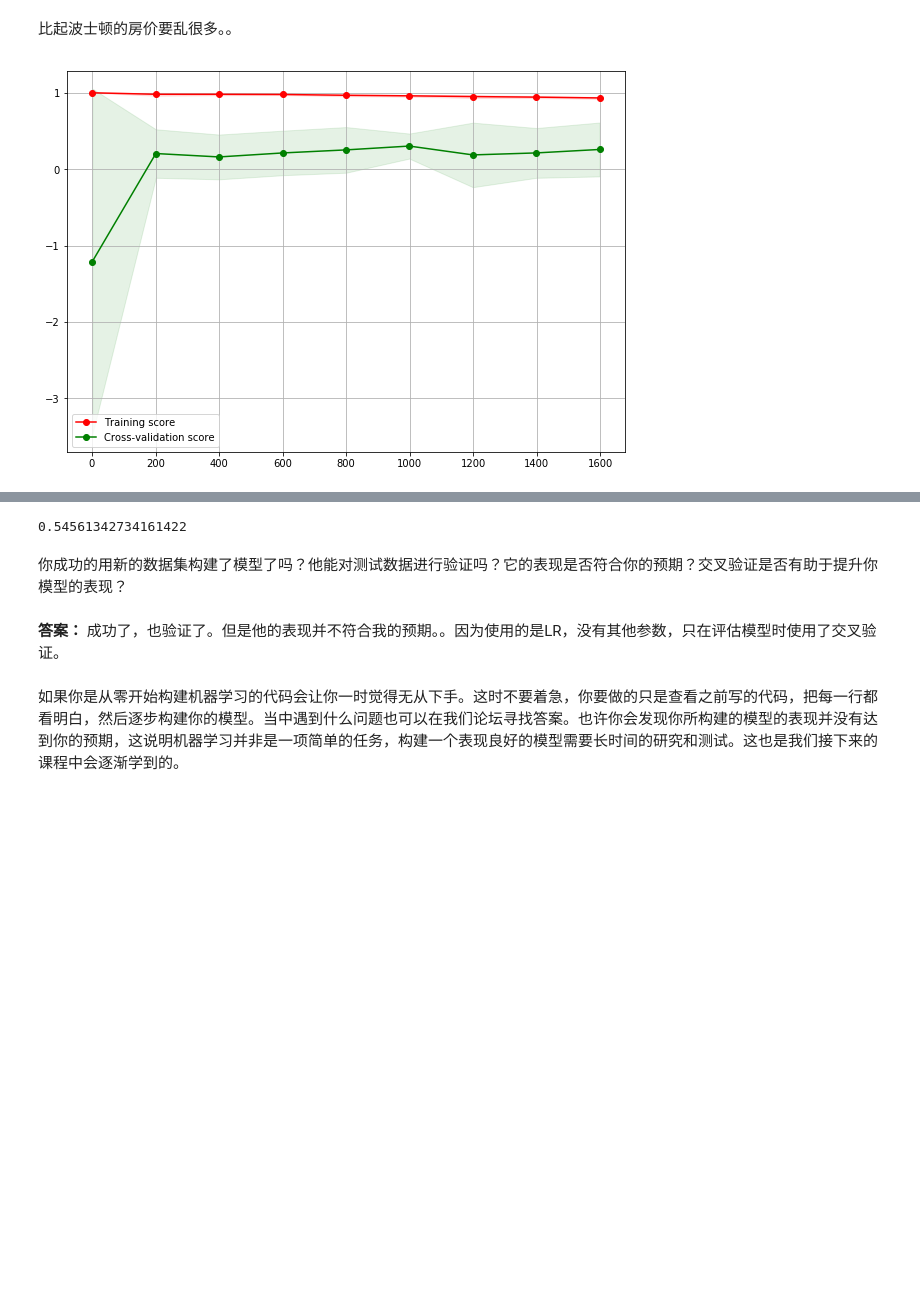
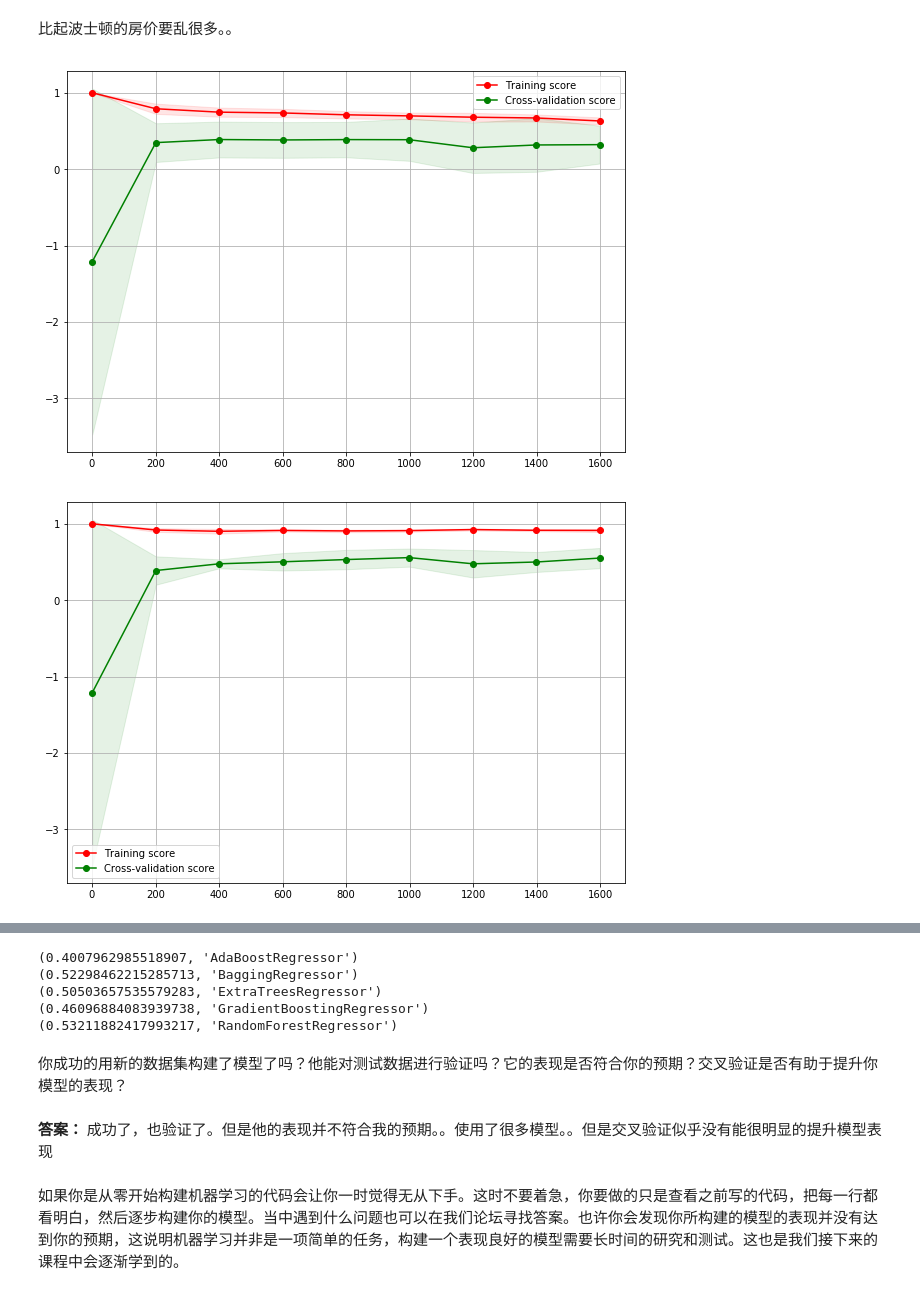
Before and after one commit to KIDJourney/machine-learning, a Jupyter notebook: projects/boston_housing/boston_housing.ipynb, the cells around one changed output, grey strips where cells are left out. Saved outputs shown, nothing was run; the diff lists cells and outputs as text; code cells hidden in the pictures; blank space fills up the shorter version.

```diff
--- a/projects/boston_housing/boston_housing.ipynb
+++ b/projects/boston_housing/boston_housing.ipynb
@@ -485,7 +484,7 @@ plot_feature_target(bj_features, bj_price)
 比起波士顿的房价要乱很多。。
 # %%
 # feature selection
-bj_features = bj_features[['Area','Year']]
+# bj_features = bj_features[['Area','Living','Year']]
 # %%
 train_X, test_X, train_Y, test_y = train_test_split(bj_features, bj_price, train_size=0.2, random_state=2333)
 
@@ -496,25 +495,27 @@ kf_cv = KFold(train_X.shape[0], n_folds=10, random_state=23333)
 import matplotlib.pyplot as plt
 from sklearn.tree import DecisionTreeRegressor
 from sklearn.learning_curve import learning_curve
+from sklearn.ensemble import RandomForestRegressor, GradientBoostingRegressor
 
 def get_score(model, test_x, test_y):
     return r2_score(test_y, model.predict(test_x))
 
-def fit_bj_model_DTR(X, y, cv):
+def fit_bj_model(X, y, cv, reg_class, param=None):
     """ Performs grid search over the 'max_depth' parameter for a
         decision tree regressor trained on the input data [X, y]. """
+    if param == None:
+        param = {}
 
-    regressor = LinearRegression()
+    regressor = reg_class()
 
     scoring_fnc = make_scorer(r2_score)
 
-    grid = GridSearchCV(regressor, {}, scoring=scoring_fnc, cv=cv)
+    grid = GridSearchCV(regressor, param, scoring=scoring_fnc, cv=cv)
     grid = grid.fit(X, y)
 
     return grid.best_estimator_
 
-def show_model_learn_graph(X, y, model, **kwargs):
-    cv = ShuffleSplit(X.shape[0], n_iter = 10, test_size = 0.2, random_state = 0)
+def show_model_learn_graph(X, y, model,cv, **kwargs):
     fig = plt.figure(figsize=(10,7))
 
     train_sizes = np.rint(np.linspace(1, X.shape[0]*0.8 - 1, 9)).astype(int)
@@ -546,8 +547,9 @@ def show_model_learn_graph(X, y, model, **kwargs):
     plt.legend(loc="best")
     plt.show()
     return model
+
+def train_and_plot_leanring_graph(X, y, reg_class, **kwargs):
+    cv = ShuffleSplit(X.shape[0], n_iter = 10, test_size = 0.2, random_state = 0)
+    reg = reg_class(**kwargs)
+    show_model_learn_graph(X, y, reg, cv)
+    return fit_bj_model(X, y, cv, reg_class)
-# %%
-# simple LR learn score
-simple_LR = show_model_learn_graph(train_X, train_Y, DecisionTreeRegressor())
-# %% [output]
-[figure, removed]
@@ -557,0 +556,18 @@ lr_reg = fit_bj_model_DTR(train_X, train_Y, cv)
+# %%
+from sklearn.ensemble import (
+    AdaBoostRegressor,
+    BaggingRegressor,
+    ExtraTreesRegressor,
+    GradientBoostingRegressor,
+    RandomForestRegressor
+)
+# cv train
+model_classs = [AdaBoostRegressor,BaggingRegressor,ExtraTreesRegressor,GradientBoostingRegressor,RandomForestRegressor]
+res = []
+
+for reg_class in model_classs:
+    reg = train_and_plot_leanring_graph(train_X, train_Y, reg_class)
+    res.append(reg)
+# %% [output]
+[figure, added]
+[figure, added]
@@ -558,11 +577,16 @@ lr_reg = fit_bj_model_DTR(train_X, train_Y, cv)
 # %%
 # scoring
-get_score(lr_reg, test_X, test_y)
+for model in res:
+    print(get_score(model, test_X, test_y), type(model).__name__)
 # %% [output]
-0.54561342734161422
+(0.4007962985518907, 'AdaBoostRegressor')
+(0.52298462215285713, 'BaggingRegressor')
+(0.50503657535579283, 'ExtraTreesRegressor')
+(0.46096884083939738, 'GradientBoostingRegressor')
+(0.53211882417993217, 'RandomForestRegressor')
 # %% [markdown]
 你成功的用新的数据集构建了模型了吗？他能对测试数据进行验证吗？它的表现是否符合你的预期？交叉验证是否有助于提升你模型的表现？
 # %% [markdown]
-**答案：** 成功了，也验证了。但是他的表现并不符合我的预期。。因为使用的是LR，没有其他参数，只在评估模型时使用了交叉验证。
+**答案：** 成功了，也验证了。但是他的表现并不符合我的预期。。使用了很多模型。。但是交叉验证似乎没有能很明显的提升模型表现
 # %% [markdown]
 如果你是从零开始构建机器学习的代码会让你一时觉得无从下手。这时不要着急，你要做的只是查看之前写的代码，把每一行都看明白，然后逐步构建你的模型。当中遇到什么问题也可以在我们论坛寻找答案。也许你会发现你所构建的模型的表现并没有达到你的预期，这说明机器学习并非是一项简单的任务，构建一个表现良好的模型需要长时间的研究和测试。这也是我们接下来的课程中会逐渐学到的。
```
Also changed, not shown: parts of 9 cells of this notebook, 1 other file.
